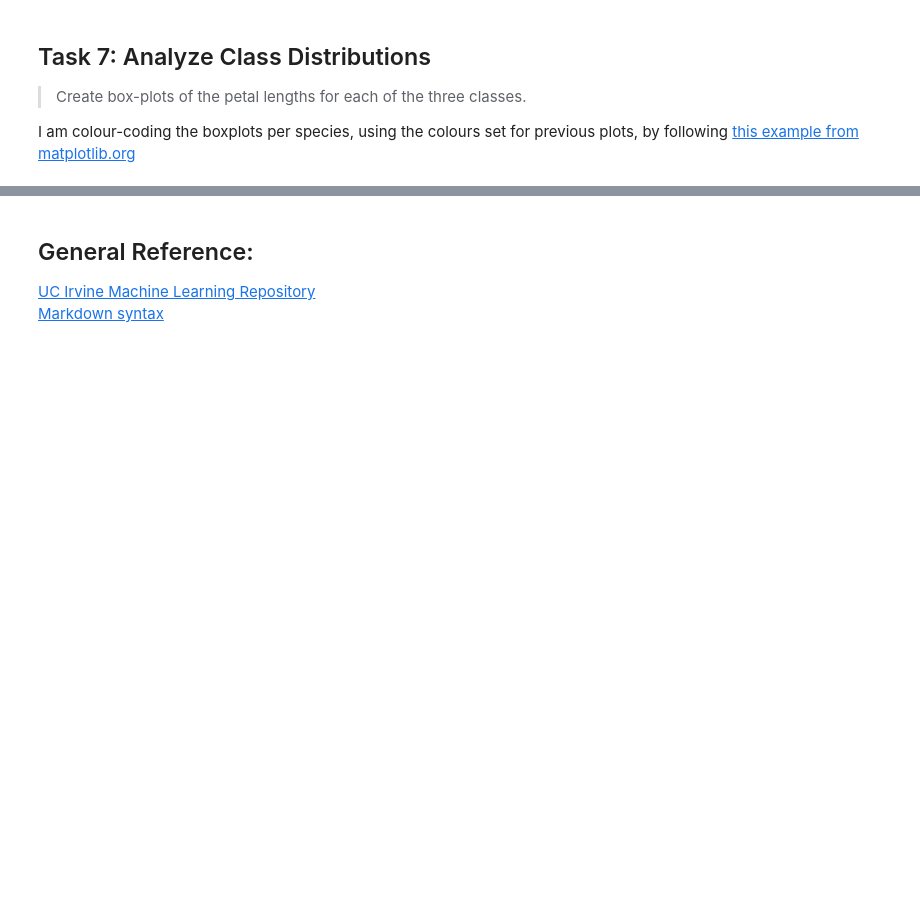
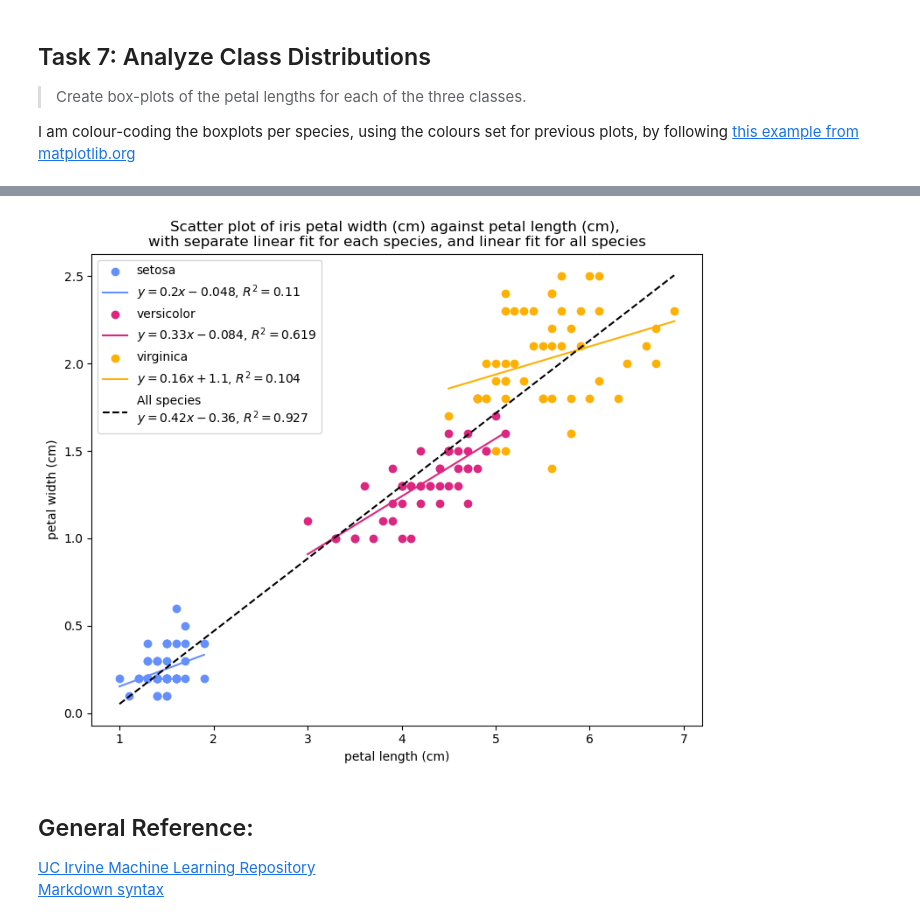
Before and after one commit to SuColl/principles_of_data_analytics, a Jupyter notebook: tasks.ipynb, the cells around one changed output, grey strips where cells are left out. Cells and saved outputs as stored; diff of their text form; code cells hidden in the pictures; blank space fills up the shorter version.

```diff
--- a/tasks.ipynb
+++ b/tasks.ipynb
@@ -659,0 +680,9 @@ plt.title(f"Iris {dataset.feature_names[feature]} for each of the three classes"
+# %%
+# Use scipy.stats.linregress to fit the linear regression and extract the
+# parameters of the fit
+
+# Fit to all targets
+fit_all = sp.stats.linregress(dataset.data[:,x], dataset.data[:,y])
+
+# Show result
+print(f"{fit_all.rvalue = }")
@@ -660,3 +720,89 @@ plt.title(f"Iris {dataset.feature_names[feature]} for each of the three classes"
+# %%
+# Recreate plot from Task 6 and add Rˆ2 values.
+
+# Set slightly larger figure size to fit in the legend
+plt.figure(figsize = (9,7))
+
+# for each species, by index,
+for species in range(n_targets):
+
+    # get species name string
+    name = dataset.target_names[species]
+
+    # plot the scatter plot (as above)
+    plt.scatter(
+        dataset.data[dataset.target==species,x],
+        dataset.data[dataset.target==species,y],
+        color = target_colours[species],
+        label = dataset.target_names[species]
+    )
+
+    # set the linear fit x-values to the lowest and highest x-values in
+    # this targets's dataset
+    linfit_x_values = np.arange(
+        np.min(dataset.data[dataset.target==species,x]),
+        np.max(dataset.data[dataset.target==species,x]),
+        0.001
+        )
+
+    # calculate the corresponding y-values by recalling the fit parameters
+    # calculated above
+    linfit_y_values = (
+        fit_by_species[name]["slope"] * linfit_x_values
+        + fit_by_species[name]["intercept"]
+    )
+
+    # plot the linear fit in the same colour as this target's scatter plot,
+    # and label the fit with its paramaters and R^2 value
+    plt.plot(
+        linfit_x_values,
+        linfit_y_values,
+        color = target_colours[species],
+        label = (
+            f"$y = {fit_by_species[name]["slope"]:.2}x {fit_by_species[name]["intercept"]:+.2}$, "
+            f"$R^2 = {fit_by_species[name]["r_squared"]:.3}$"
+        )
+    )
+
+
+## Plot the linear fit over all species data
+# for the overall fit, set the linear fit x-values to the lowest and highest
+# x-values for this feature, for all targets
+linfit_x_values = np.arange(
+    np.min(dataset.data[:,x]),
+    np.max(dataset.data[:,x]),
+    0.001
+    )
+
+# calculate the corresponding y-values using the overall fit parameters
+linfit_y_values = fit_all.slope * linfit_x_values + fit_all.intercept
+
+# plot the overall linear fit in black
+plt.plot(
+    linfit_x_values,
+    linfit_y_values,
+    '--',
+    color="black",
+    label=("All species \n"
+        f"$y = {fit_all.slope:.2}x {fit_all.intercept:+.2}$, "
+        f"$R^2 = {fit_all.rvalue **2:.3}$"
+    )
+)
+
+# Add x-axis label, y-axis label, and legend.
+plt.xlabel(dataset.feature_names[x])
+plt.ylabel(dataset.feature_names[y])
+plt.legend()
+
+# add the title
+plt.title(
+    f"Scatter plot of iris {dataset.feature_names[y]} "
+    f"against {dataset.feature_names[x]}, \n"
+    "with separate linear fit for each species, "
+    "and linear fit for all species"
+);
+# %% [output]
+[figure, added]
 # %% [markdown]
 ## General Reference:
 [UC Irvine Machine Learning Repository](https://archive.ics.uci.edu/datasets)
```
Also changed, not shown: parts of 10 cells of this notebook.
